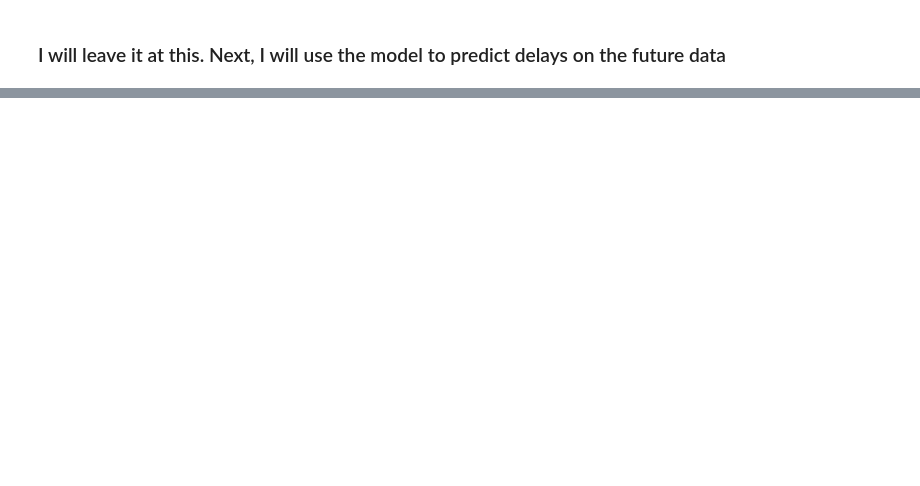
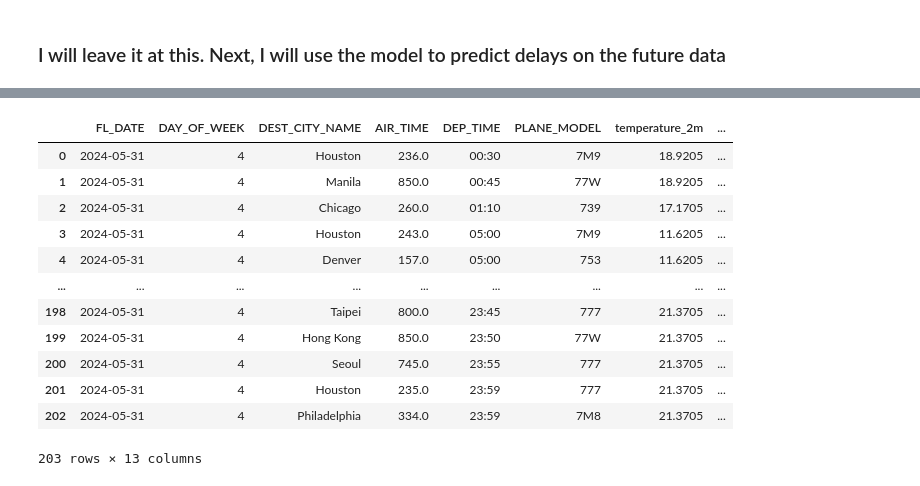
Before and after one commit to jr16MAI/PredictiveAnalytics, a Jupyter notebook: Model/delay_predictor.ipynb, the cells around one changed output, grey strips where cells are left out. Drawn from its saved outputs; the diff is of its cells as text; code cells hidden in the pictures; blank space fills up the shorter version.

```diff
--- a/Model/delay_predictor.ipynb
+++ b/Model/delay_predictor.ipynb
@@ -1066,11 +1094,3 @@ feature_importances_df
 | 38 | DEST_CITY_NAME_Kalispell | 0.000036 |
 | 44 | DEST_CITY_NAME_Louisville | 0.000024 |
 84 rows × 2 columns
-# %%
-pd.set_option('display.max_rows', None)  # Show all rows
-pd.set_option('display.max_columns', None)  # Show all columns
-pd.set_option('display.max_colwidth', None)  # Show full width of each column
-pd.set_option('display.expand_frame_repr', False)  # Don't wrap rows
-
-# Assuming 'feature_importances_df' is your DataFrame
-display(feature_importances_df)
@@ -1098,0 +1227,16 @@ feature_importances_df.to_csv('feature_importances.csv', index=False)
+# %%
+df_future_data
+# %% [output]
+|  | FL_DATE | DAY_OF_WEEK | DEST_CITY_NAME | AIR_TIME | DEP_TIME | PLANE_MODEL | temperature_2m | ... |
+| 0 | 2024-05-31 | 4 | Houston | 236.0 | 00:30 | 7M9 | 18.9205 | ... |
+| 1 | 2024-05-31 | 4 | Manila | 850.0 | 00:45 | 77W | 18.9205 | ... |
+| 2 | 2024-05-31 | 4 | Chicago | 260.0 | 01:10 | 739 | 17.1705 | ... |
+| 3 | 2024-05-31 | 4 | Houston | 243.0 | 05:00 | 7M9 | 11.6205 | ... |
+| 4 | 2024-05-31 | 4 | Denver | 157.0 | 05:00 | 753 | 11.6205 | ... |
+| ... | ... | ... | ... | ... | ... | ... | ... | ... |
+| 198 | 2024-05-31 | 4 | Taipei | 800.0 | 23:45 | 777 | 21.3705 | ... |
+| 199 | 2024-05-31 | 4 | Hong Kong | 850.0 | 23:50 | 77W | 21.3705 | ... |
+| 200 | 2024-05-31 | 4 | Seoul | 745.0 | 23:55 | 777 | 21.3705 | ... |
+| 201 | 2024-05-31 | 4 | Houston | 235.0 | 23:59 | 777 | 21.3705 | ... |
+| 202 | 2024-05-31 | 4 | Philadelphia | 334.0 | 23:59 | 7M8 | 21.3705 | ... |
+203 rows × 13 columns
```
Also changed, not shown: parts of 16 cells of this notebook, 2 other files.
